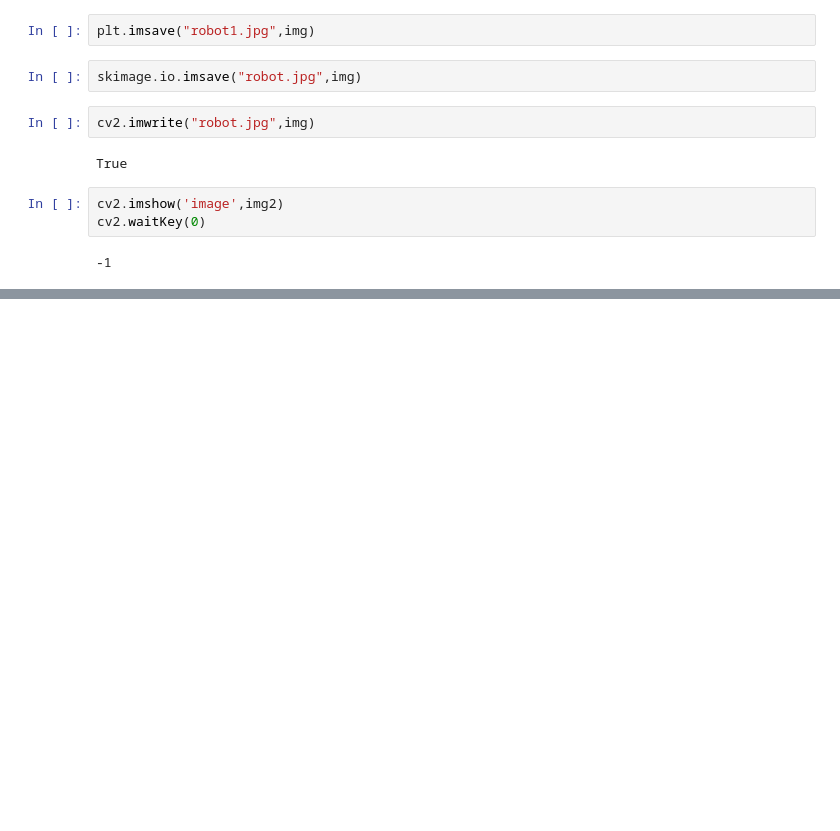
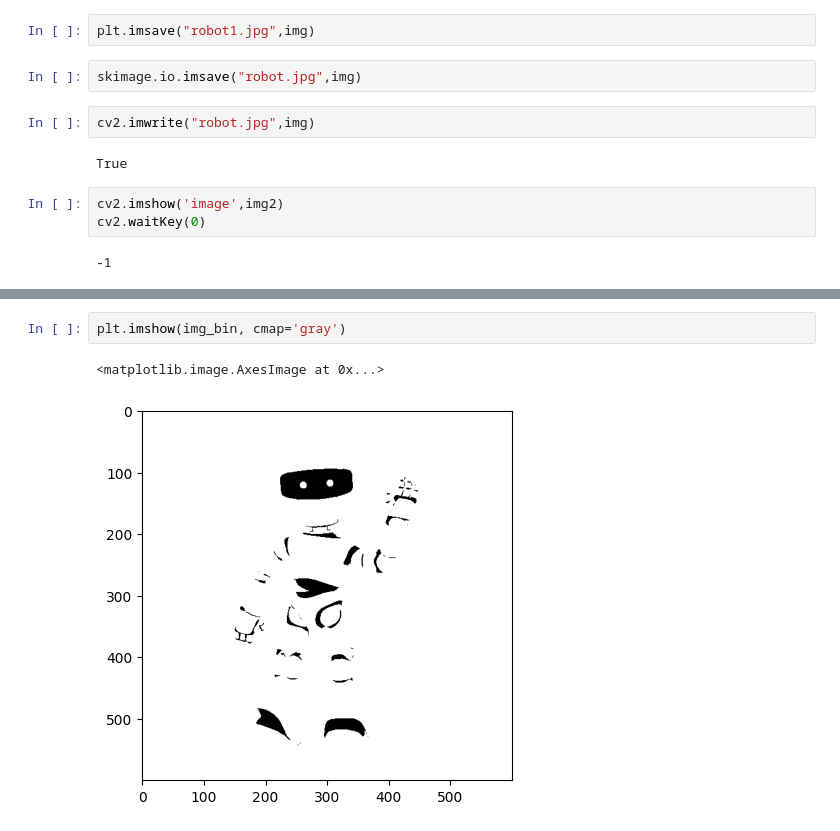
Before and after one commit to RITISAHU/ITS-2, a Jupyter notebook: day-11.ipynb, the cells around one changed output, grey strips where cells are left out. Cells and saved outputs as stored; diff of their text form; blank space fills up the shorter version.

```diff
--- a/day-11.ipynb
+++ b/day-11.ipynb
@@ -130,0 +153,5 @@ plt.imshow(img2[:,:,::-1])
+# %%
+plt.imshow(img_bin, cmap='gray')
+# %% [output]
+<matplotlib.image.AxesImage at 0x...>
+[figure, added]
```
Also changed, not shown: parts of 16 cells of this notebook, 5 other files.
